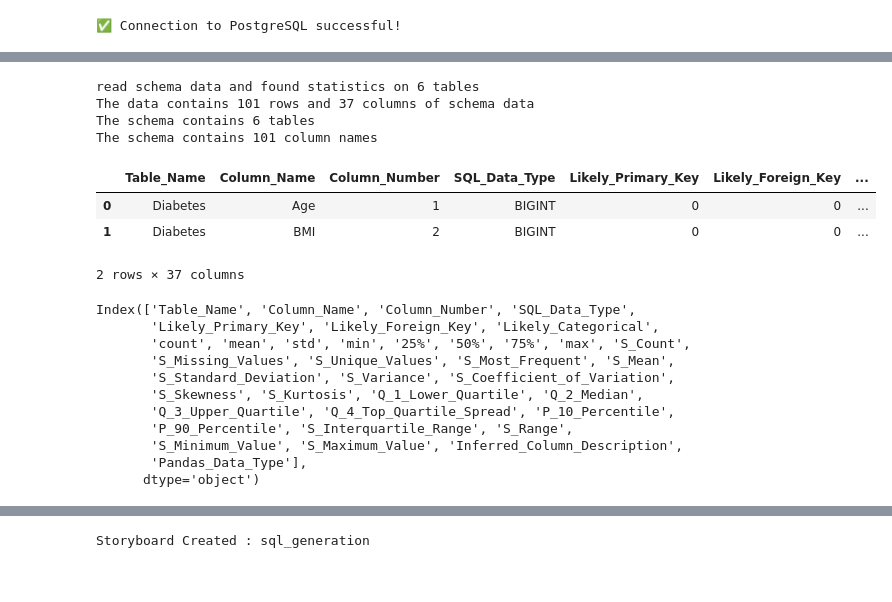
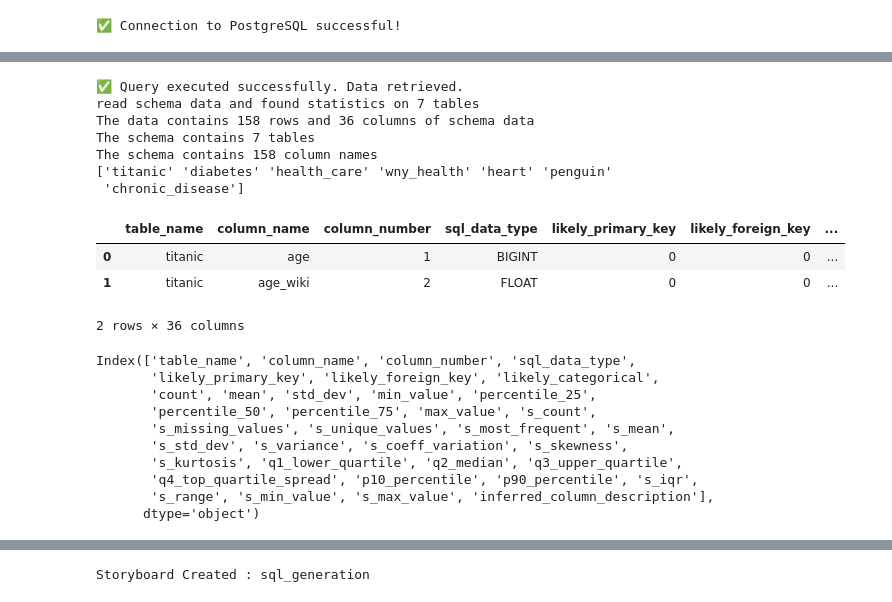
Before and after one commit to JoeEberle/generate_SQL, a Jupyter notebook: generate_sql.ipynb, the cells around one changed output, grey strips where cells are left out. Drawn from its saved outputs; the diff is of its cells as text; code cells hidden in the pictures.

```diff
--- a/generate_sql.ipynb
+++ b/generate_sql.ipynb
@@ -189,33 +142,37 @@ LINE 1: ..."diabetes" VALUES ($1, $2, $3, $4, $5, $6, $7, $8, $9, $10);
 # %%
-schema_file = r"C:\Users\josep\IDEAL_AI_Data_Exploration\schema_statistics.xlsx"
-df_schema_data = pd.read_excel(schema_file)
-print(f"read schema data and found statistics on {df_schema_data.Table_Name.nunique()} tables")
+df_schema_data = pg.query_to_dataframe("Select * from schema_statistics" , connection)
+
+print(f"read schema data and found statistics on {df_schema_data.table_name.nunique()} tables")
 print(f'The data contains {df_schema_data.shape[0]} rows and {df_schema_data.shape[1]} columns of schema data' )
-print(f"The schema contains {df_schema_data['Table_Name'].nunique()} tables")
-print(f"The schema contains {df_schema_data['Column_Name'].count()} column names")
+print(f"The schema contains {df_schema_data['table_name'].nunique()} tables")
+print(f"The schema contains {df_schema_data['column_name'].count()} column names")
+tables = df_schema_data['table_name'].unique()
+print(tables)
 df_schema_data.head(2)
 # %% [output]
-read schema data and found statistics on 6 tables
-The data contains 101 rows and 37 columns of schema data
-The schema contains 6 tables
-The schema contains 101 column names
+✅ Query executed successfully. Data retrieved.
+read schema data and found statistics on 7 tables
+The data contains 158 rows and 36 columns of schema data
+The schema contains 7 tables
+The schema contains 158 column names
+['titanic' 'diabetes' 'health_care' 'wny_health' 'heart' 'penguin'
+ 'chronic_disease']
-|  | Table_Name | Column_Name | Column_Number | SQL_Data_Type | Likely_Primary_Key | Likely_Foreign_Key | ... |
-| 0 | Diabetes | Age | 1 | BIGINT | 0 | 0 | ... |
-| 1 | Diabetes | BMI | 2 | BIGINT | 0 | 0 | ... |
+|  | table_name | column_name | column_number | sql_data_type | likely_primary_key | likely_foreign_key | ... |
+| 0 | titanic | age | 1 | BIGINT | 0 | 0 | ... |
+| 1 | titanic | age_wiki | 2 | FLOAT | 0 | 0 | ... |
-2 rows × 37 columns
+2 rows × 36 columns
 # %%
 df_schema_data.columns
 # %% [output]
-Index(['Table_Name', 'Column_Name', 'Column_Number', 'SQL_Data_Type',
-       'Likely_Primary_Key', 'Likely_Foreign_Key', 'Likely_Categorical',
-       'count', 'mean', 'std', 'min', '25%', '50%', '75%', 'max', 'S_Count',
-       'S_Missing_Values', 'S_Unique_Values', 'S_Most_Frequent', 'S_Mean',
-       'S_Standard_Deviation', 'S_Variance', 'S_Coefficient_of_Variation',
-       'S_Skewness', 'S_Kurtosis', 'Q_1_Lower_Quartile', 'Q_2_Median',
-       'Q_3_Upper_Quartile', 'Q_4_Top_Quartile_Spread', 'P_10_Percentile',
-       'P_90_Percentile', 'S_Interquartile_Range', 'S_Range',
-       'S_Minimum_Value', 'S_Maximum_Value', 'Inferred_Column_Description',
-       'Pandas_Data_Type'],
+Index(['table_name', 'column_name', 'column_number', 'sql_data_type',
+       'likely_primary_key', 'likely_foreign_key', 'likely_categorical',
+       'count', 'mean', 'std_dev', 'min_value', 'percentile_25',
+       'percentile_50', 'percentile_75', 'max_value', 's_count',
+       's_missing_values', 's_unique_values', 's_most_frequent', 's_mean',
+       's_std_dev', 's_variance', 's_coeff_variation', 's_skewness',
+       's_kurtosis', 'q1_lower_quartile', 'q2_median', 'q3_upper_quartile',
+       'q4_top_quartile_spread', 'p10_percentile', 'p90_percentile', 's_iqr',
+       's_range', 's_min_value', 's_max_value', 'inferred_column_description'],
       dtype='object')
 # %%
 def get_select_identifiers(table_name):
```
Also changed, not shown: parts of 48 cells of this notebook, 21 other files.
